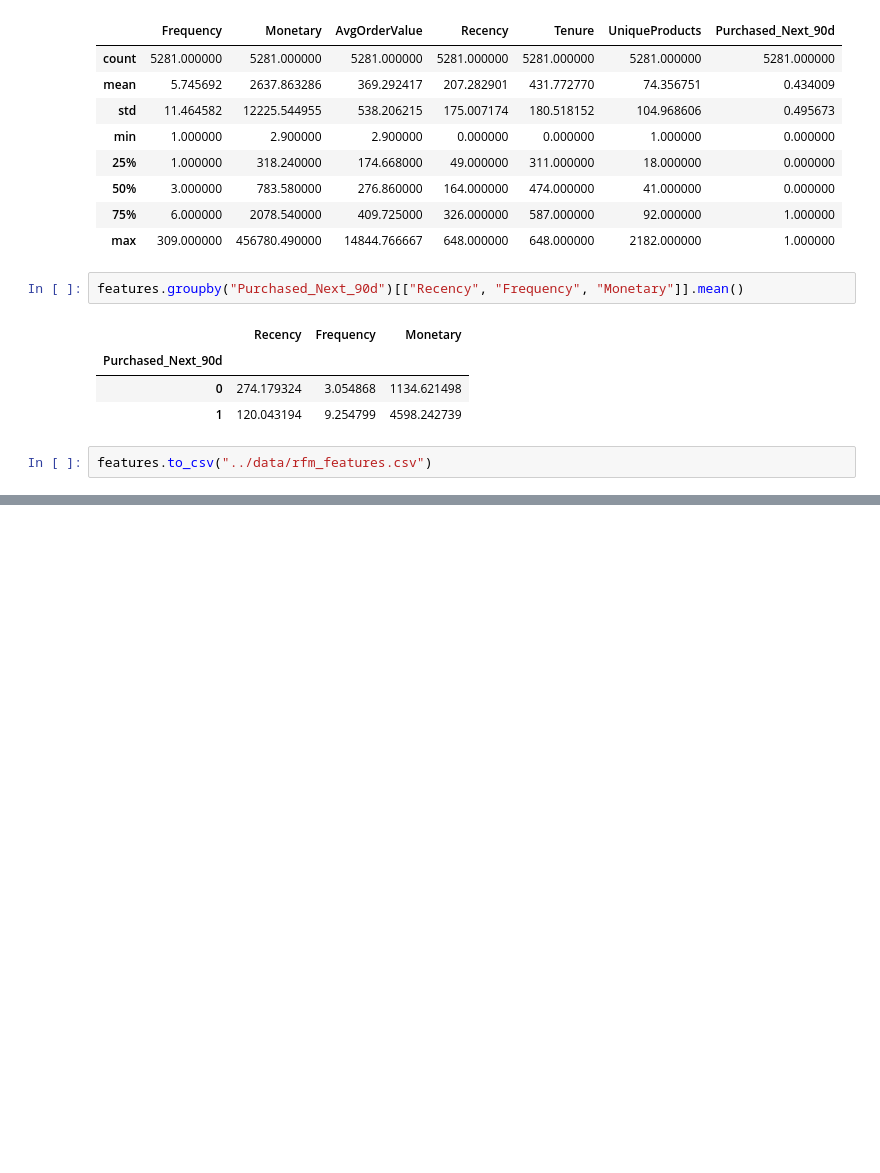
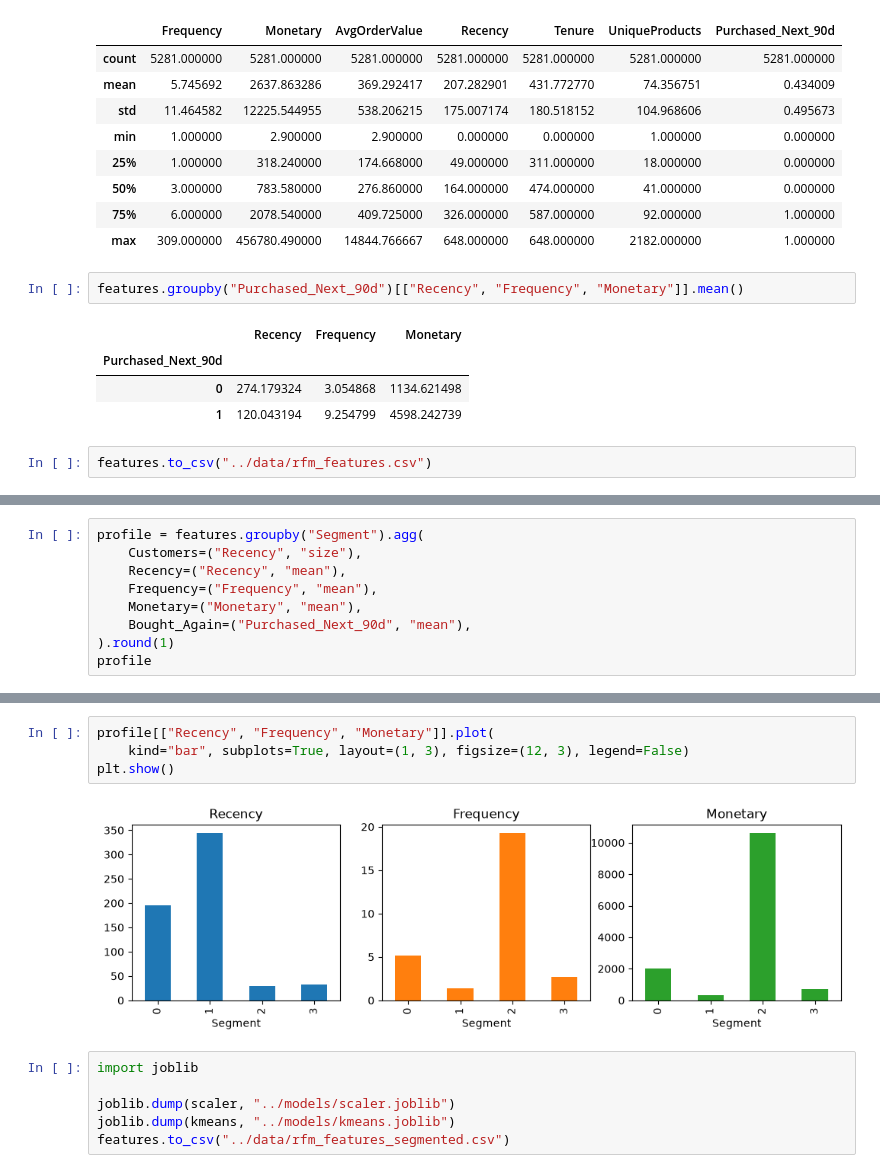
Before and after one commit to durvaghuge/customer-ml-app, a Jupyter notebook: notebooks/01_eda.ipynb, the cells around one changed output, grey strips where cells are left out. Cells and saved outputs as stored; diff of their text form; blank space fills up the shorter version.

```diff
--- a/notebooks/01_eda.ipynb
+++ b/notebooks/01_eda.ipynb
@@ -283,0 +344,9 @@ features.to_csv("../data/rfm_features.csv")
+# %%
+profile = features.groupby("Segment").agg(
+    Customers=("Recency", "size"),
+    Recency=("Recency", "mean"),
+    Frequency=("Frequency", "mean"),
+    Monetary=("Monetary", "mean"),
+    Bought_Again=("Purchased_Next_90d", "mean"),
+).round(1)
+profile
@@ -283,0 +381,12 @@ features.to_csv("../data/rfm_features.csv")
+# %%
+profile[["Recency", "Frequency", "Monetary"]].plot(
+    kind="bar", subplots=True, layout=(1, 3), figsize=(12, 3), legend=False)
+plt.show()
+# %% [output]
+[figure, added]
+# %%
+import joblib
+
+joblib.dump(scaler, "../models/scaler.joblib")
+joblib.dump(kmeans, "../models/kmeans.joblib")
+features.to_csv("../data/rfm_features_segmented.csv")
```
Also changed, not shown: parts of 8 cells of this notebook, 2 other files.
